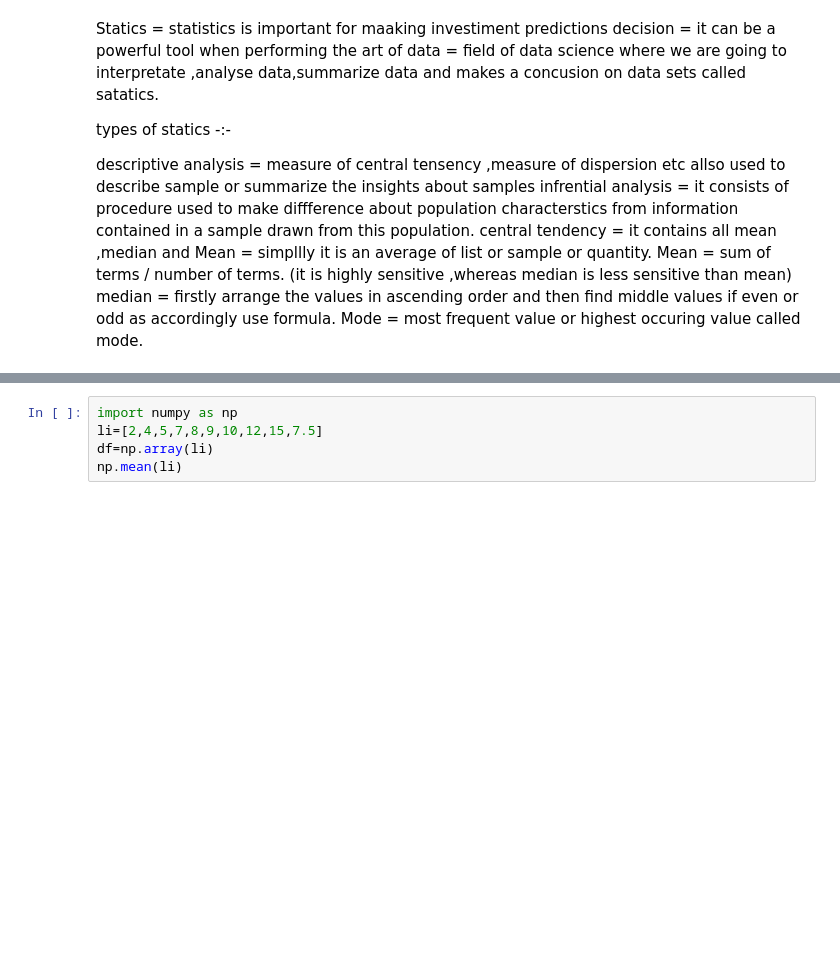
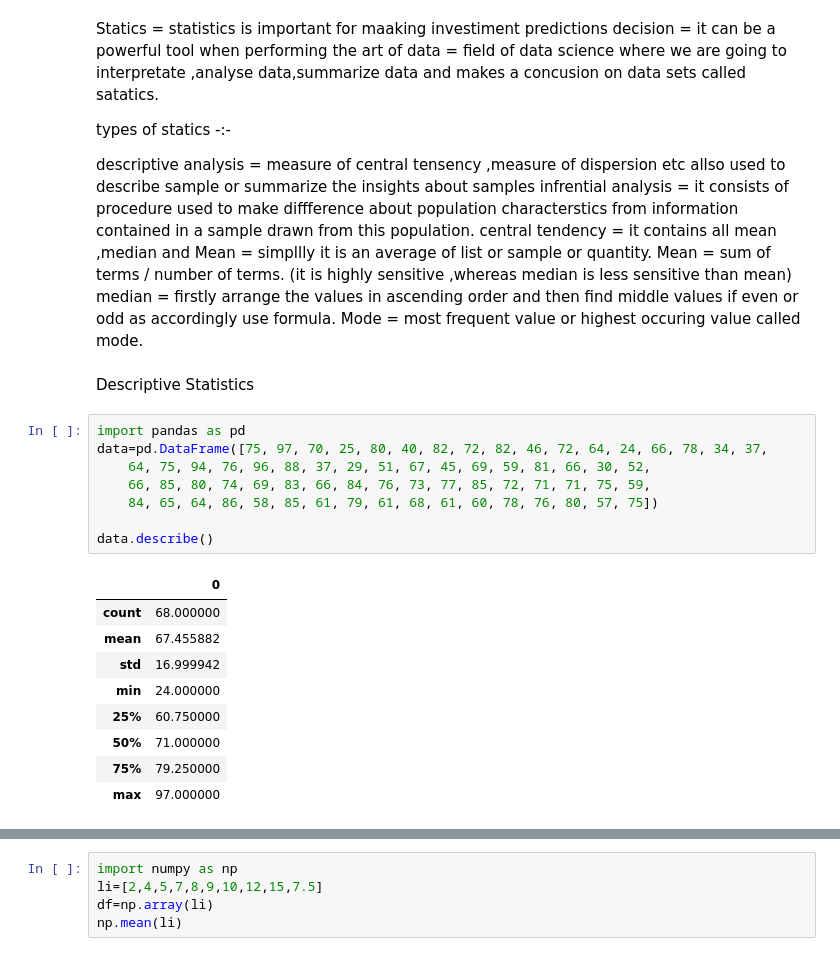
Before and after one commit to Kanishq10/Data_Science_Practice, a Jupyter notebook: Statistics/Session1.ipynb, the cells around one changed output, grey strips where cells are left out. Cells and saved outputs as stored; diff of their text form; blank space fills up the shorter version.

```diff
--- a/Statistics/Session1.ipynb
+++ b/Statistics/Session1.ipynb
@@ -11,3 +11,23 @@ central tendency = it contains all mean ,median and
 Mean = simpllly it is an average of list or sample or quantity.   Mean = sum of terms / number of terms.   (it is highly sensitive ,whereas median is less sensitive than mean)
 median = firstly arrange the values in ascending order and then find middle values if even or odd as accordingly use formula.
 Mode = most frequent value or highest occuring value called mode.
+# %% [markdown]
+Descriptive Statistics
+# %%
+import pandas as pd
+data=pd.DataFrame([75, 97, 70, 25, 80, 40, 82, 72, 82, 46, 72, 64, 24, 66, 78, 34, 37,
+    64, 75, 94, 76, 96, 88, 37, 29, 51, 67, 45, 69, 59, 81, 66, 30, 52,
+    66, 85, 80, 74, 69, 83, 66, 84, 76, 73, 77, 85, 72, 71, 71, 75, 59,
+    84, 65, 64, 86, 58, 85, 61, 79, 61, 68, 61, 60, 78, 76, 80, 57, 75])
+
+data.describe()
+# %% [output]
+|  | 0 |
+| count | 68.000000 |
+| mean | 67.455882 |
+| std | 16.999942 |
+| min | 24.000000 |
+| 25% | 60.750000 |
+| 50% | 71.000000 |
+| 75% | 79.250000 |
+| max | 97.000000 |
```
Also changed, not shown: parts of 4 cells of this notebook, 8 other files.
